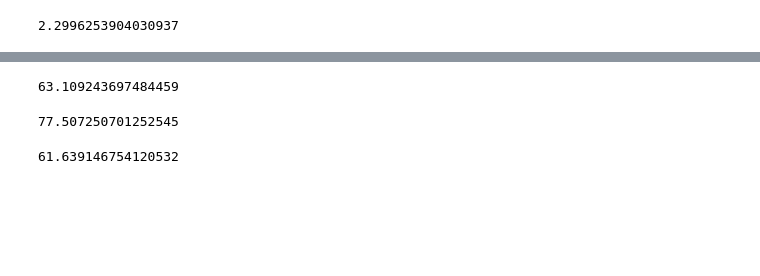
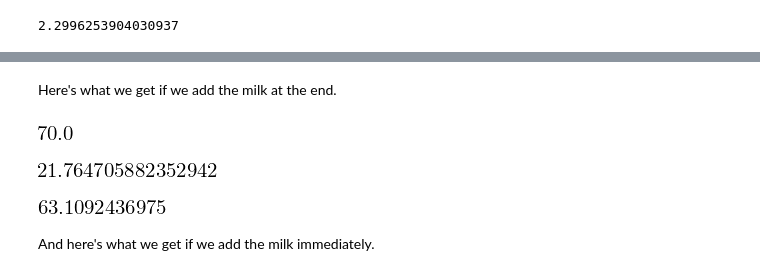
Before and after one commit to AllenDowney/ModSimPy, a Jupyter notebook: code/chap07soln.ipynb, the cells around one changed output, grey strips where cells are left out. Drawn from its saved outputs; the diff is of its cells as text; code cells hidden in the pictures; blank space fills up the shorter version.

```diff
--- a/code/chap07soln.ipynb
+++ b/code/chap07soln.ipynb
@@ -70,7 +84,7 @@ def run_simulation(system, update_func):
     df = TimeFrame(columns=system.init.index)
     df.loc[system.t0] = system.init
 
-    for i in range(system.t0, system.t_end):
+    for i in arange(system.t0, system.t_end):
         df.loc[i+1] = update_func(system, df.loc[i])
 
     system.results = df
@@ -115,7 +137,14 @@ def final_temp(system):
 # %%
-def run(volume, temp_init, r, t_end):
-    init = State(temp=temp_init)
-    system = System(volume=volume, init=init, T_env=22,
-                    r=r, t0=0, t_end=t_end)
+def run(T_init, **kwdargs):
+    """Runs a simulation with the given parameters.
+
+    volume: volume of liquid
+    kwdargs: collection of keyword arguments
+
+    returns: System object
+    """
+    init = State(temp=T_init)
+    system = System(init=init, T_env=22, t0=0,
+                    dt=1, **kwdargs)
     run_simulation(system, update)
     return system
@@ -151,5 +196,5 @@ def error_func1(r):
 
     returns: difference between final temp and 70C
     """
-    system = run(volume=300, temp_init=90, r=r, t_end=30)
+    system = run(T_init=90, t_end=30, r=r)
     return final_temp(system) - 70
@@ -160,5 +209,5 @@ error_func1(r=0.01)
 # %%
-solution = fsolve(error_func1, 0.01)
+solution = fsolve(error_func1, 0.01, xtol=1e-8)
 r_coffee = solution[0]
 r_coffee
 # %% [output]
@@ -241,19 +318,19 @@ def mix(s1, s2):
 
     return mixture
+# %% [markdown]
+Here's what we get if we add the milk at the end.
+# %%
+coffee = run(T_init=90, t_end=30, r=r_coffee, volume=300)
+final_temp(coffee)
+# %% [output]
+[figure, added]
+# %%
+milk = run(T_init=5, t_end=30, r=r_milk, volume=50)
+final_temp(milk)
+# %% [output]
+[figure, added]
 # %%
 mix_last = mix(coffee, milk)
-mix_last.init.temp
+final_temp(mix_last)
 # %% [output]
-63.109243697484459
+[figure, added]
-# %%
-coffee = run(volume=300, temp_init=90, r=r_coffee, t_end=1)
-milk = run(volume=50, temp_init=5, r=r_milk, t_end=1)
-mix_first = mix(coffee, milk)
-mix_first.init.temp
-# %% [output]
-77.507250701252545
-# %%
-run_simulation(mix_first, update)
-final_temp(mix_first)
-# %% [output]
-61.639146754120532
@@ -266,0 +337,2 @@ def run_and_mix(t_add):
+# %% [markdown]
+And here's what we get if we add the milk immediately.
```
Also changed, not shown: parts of 89 cells of this notebook, 5 other files.
